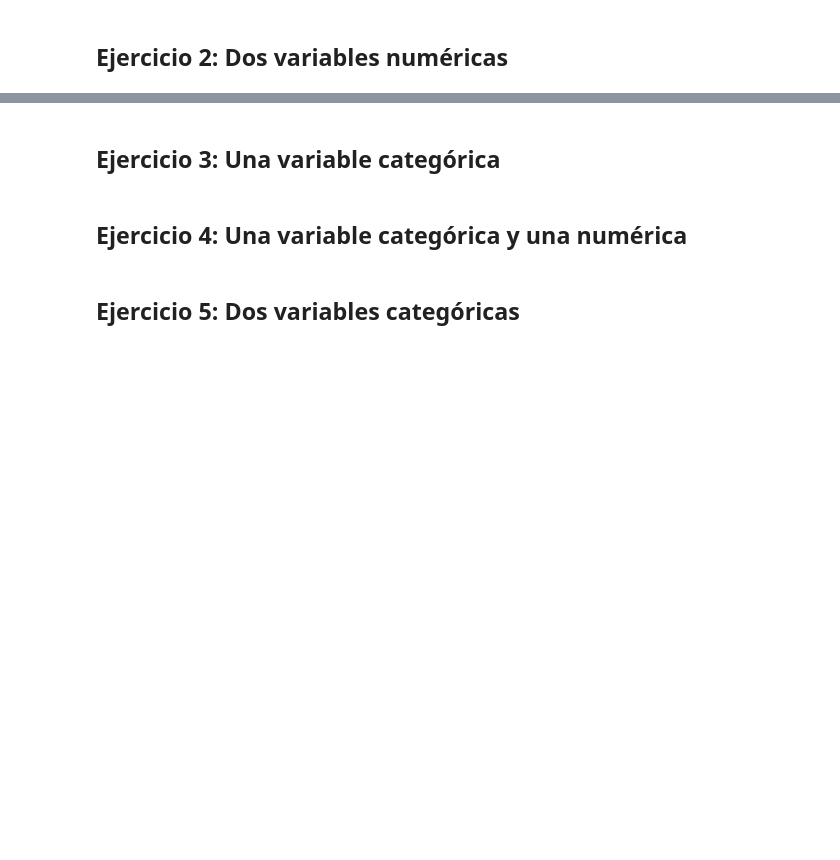
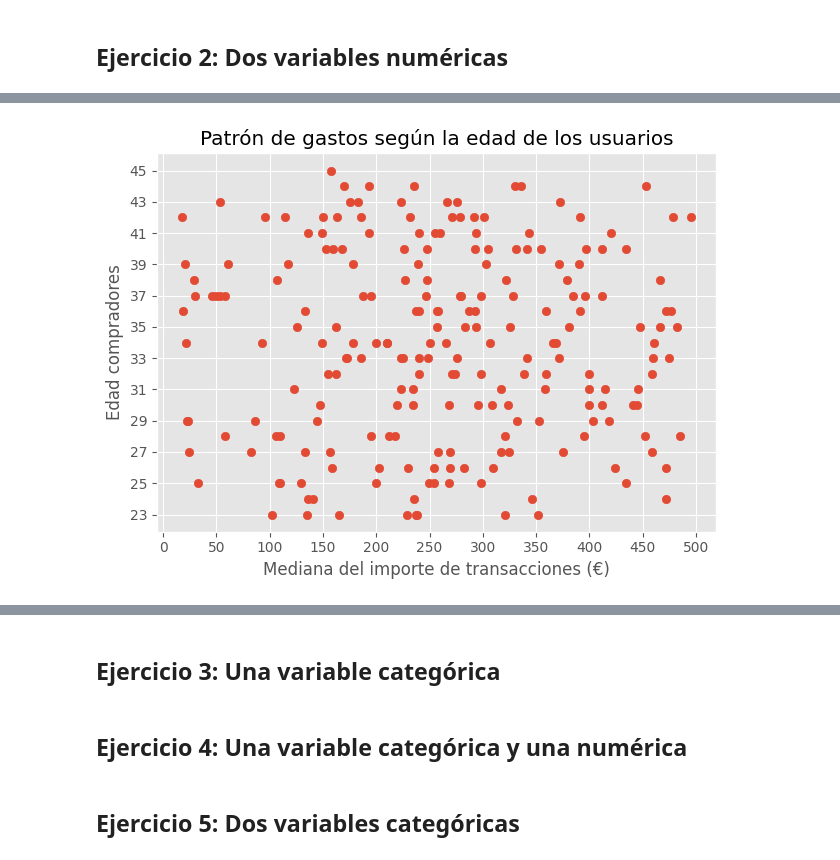
Before and after one commit to natalyamn/DataAnalytics_ITAcademy, a Jupyter notebook: 08. Sprint 8 Python/8.1 Visualizaciones en Python/Sprint8.01_NM.ipynb, the cells around one changed output, grey strips where cells are left out. Drawn from its saved outputs; the diff is of its cells as text; code cells hidden in the pictures; blank space fills up the shorter version.

```diff
--- a/08. Sprint 8 Python/8.1 Visualizaciones en Python/Sprint8.01_NM.ipynb
+++ b/08. Sprint 8 Python/8.1 Visualizaciones en Python/Sprint8.01_NM.ipynb
@@ -82,17 +111,18 @@ plt.show()
 # %%
-# Suponiendo que tu DataFrame tiene una columna 'birth_date' dentro de 'user'
 dataframe['user']['birth_date'] = pd.to_datetime(dataframe['user']['birth_date'])
 
-# Definimos una función para calcular la edad
 def calculate_age(birth_date):
     today = pd.Timestamp.now()
     age = today.year - birth_date.year - ((today.month, today.day) < (birth_date.month, birth_date.day))
     return age
 
-# Aplicamos la función a la columna 'birth_date' para crear una nueva columna 'age'
 dataframe['user']['age'] = dataframe['user']['birth_date'].apply(calculate_age)
 
-amount_age = pd.merge(dataframe['transaction'],dataframe['user'],how='left',left_on='user_id',right_on='id')[['amount','age']]
+median_amount = dataframe['transaction'].groupby('user_id')['amount'].median().reset_index()
 
-plt.scatter(amount_age.age, amount_age.amount)
-plt.tight_layout()
+user_amount = pd.merge(median_amount,
+                      dataframe['user'],
+                      how='left',
+                      left_on='user_id',
+                      right_on='id'
+                      )[['amount','user_id','country','city','age']]
@@ -98,0 +139,13 @@ plt.tight_layout()
+# %%
+plt.scatter(user_amount.amount, user_amount.age)
+
+plt.yticks(np.arange(min(user_amount.age),max(user_amount.age + 1),2))
+plt.xticks(bins)
+
+plt.title('Patrón de gastos según la edad de los usuarios')
+plt.xlabel('Mediana del importe de transacciones (€)')
+plt.ylabel('Edad compradores')
+
+plt.tight_layout()
+# %% [output]
+[figure, added]
```
Also changed, not shown: parts of 14 cells of this notebook.
